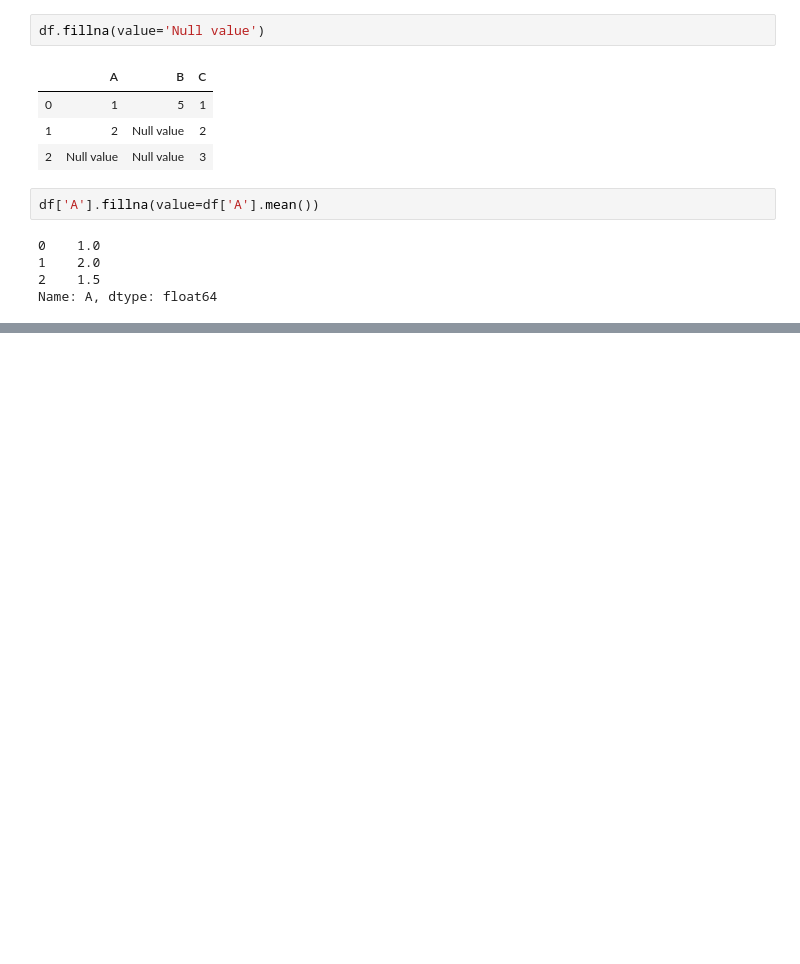
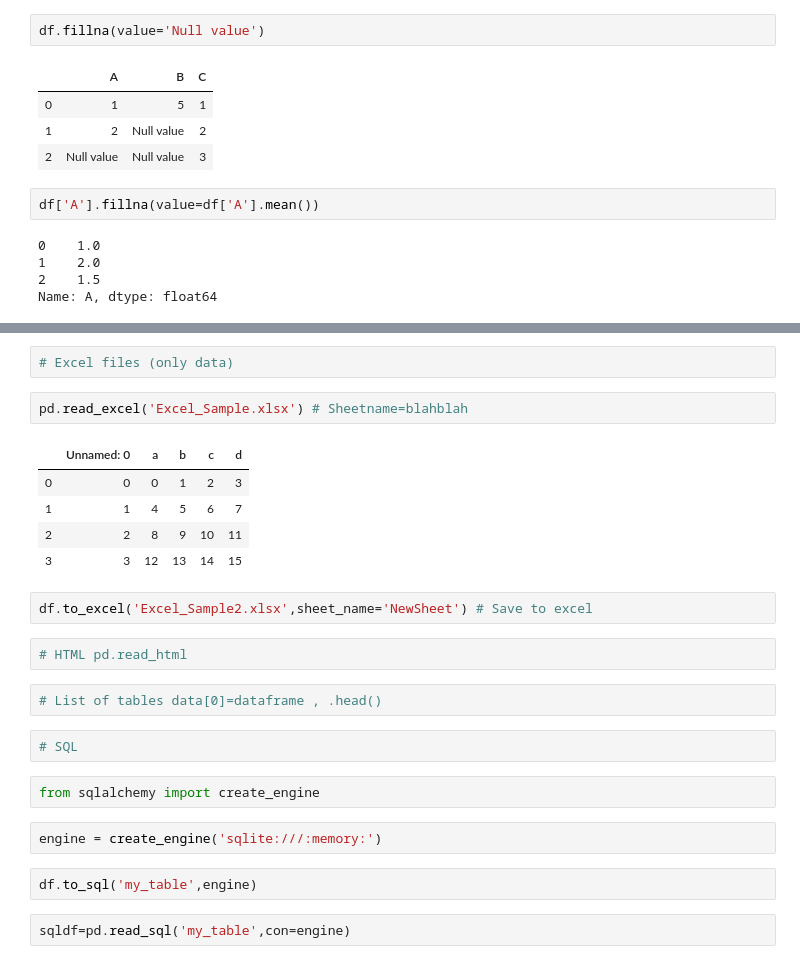
Before and after one commit to MastaMinds/Python_for_Data_Science_and_Machine_Learning, a Jupyter notebook: 03-Python-for-Data-Analysis-Pandas/Ahmhmd_Pandas.ipynb, the cells around one changed output, grey strips where cells are left out. Drawn from its saved outputs; the diff is of its cells as text; blank space fills up the shorter version.

```diff
--- a/03-Python-for-Data-Analysis-Pandas/Ahmhmd_Pandas.ipynb
+++ b/03-Python-for-Data-Analysis-Pandas/Ahmhmd_Pandas.ipynb
@@ -558,0 +822,26 @@ Name: A, dtype: float64
+# %%
+# Excel files (only data)
+# %%
+pd.read_excel('Excel_Sample.xlsx') # Sheetname=blahblah
+# %% [output]
+|  | Unnamed: 0 | a | b | c | d |
+| 0 | 0 | 0 | 1 | 2 | 3 |
+| 1 | 1 | 4 | 5 | 6 | 7 |
+| 2 | 2 | 8 | 9 | 10 | 11 |
+| 3 | 3 | 12 | 13 | 14 | 15 |
+# %%
+df.to_excel('Excel_Sample2.xlsx',sheet_name='NewSheet') # Save to excel
+# %%
+# HTML pd.read_html
+# %%
+# List of tables data[0]=dataframe , .head()
+# %%
+# SQL
+# %%
+from sqlalchemy import create_engine
+# %%
+engine = create_engine('sqlite:///:memory:')
+# %%
+df.to_sql('my_table',engine)
+# %%
+sqldf=pd.read_sql('my_table',con=engine)
```
Also changed, not shown: parts of 45 cells of this notebook, 3 other files.
